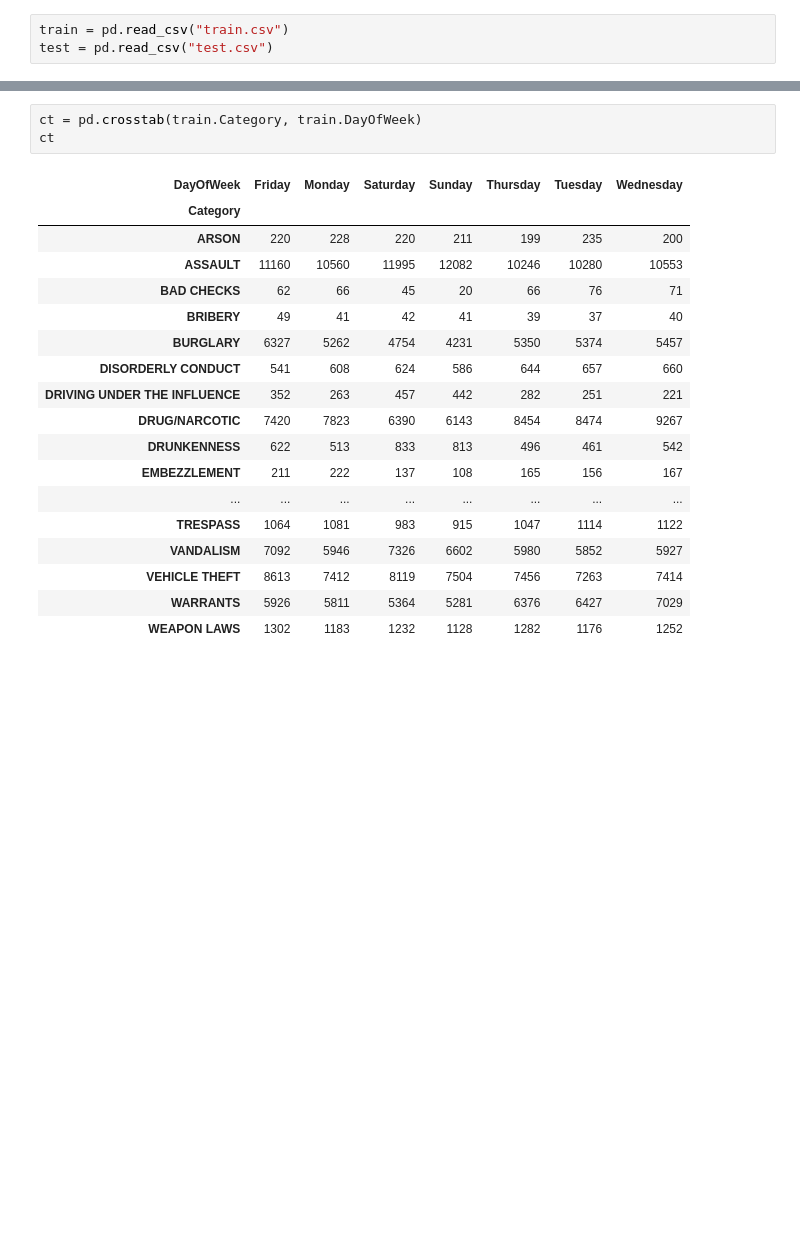
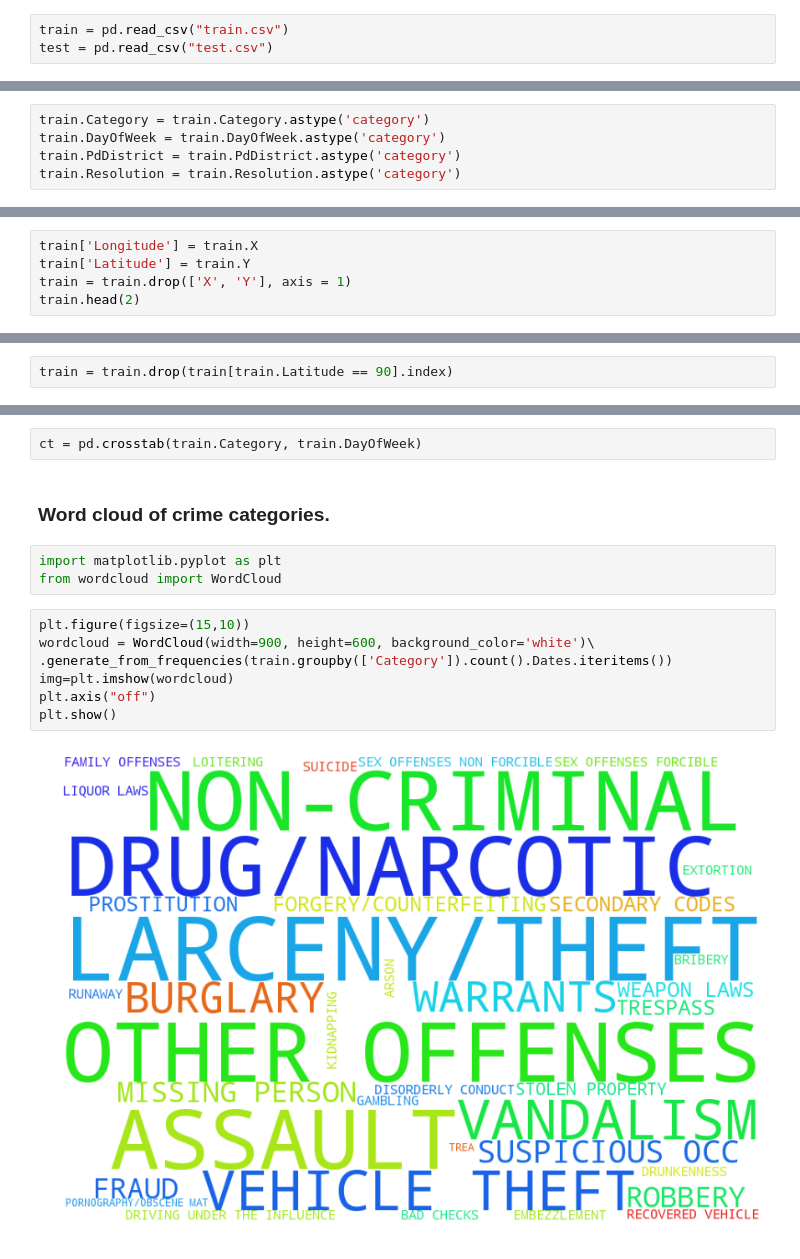
Before and after one commit to stormy-ua/Kaggle, a Jupyter notebook: SanFranciscoCrime/SanFranciscoCrime.ipynb, the cells around one changed output, grey strips where cells are left out. Cells and saved outputs as stored; diff of their text form; blank space fills up the shorter version.

```diff
--- a/SanFranciscoCrime/SanFranciscoCrime.ipynb
+++ b/SanFranciscoCrime/SanFranciscoCrime.ipynb
@@ -18,0 +41,5 @@ train.Category = train.Category.astype('category')
+# %%
+train.Category = train.Category.astype('category')
+train.DayOfWeek = train.DayOfWeek.astype('category')
+train.PdDistrict = train.PdDistrict.astype('category')
+train.Resolution = train.Resolution.astype('category')
@@ -18,0 +48,5 @@ train.Category = train.Category.astype('category')
+# %%
+train['Longitude'] = train.X
+train['Latitude'] = train.Y
+train = train.drop(['X', 'Y'], axis = 1)
+train.head(2)
@@ -18,0 +76,2 @@ train.Category = train.Category.astype('category')
+# %%
+train = train.drop(train[train.Latitude == 90].index)
@@ -19,22 +93,16 @@ train.Category = train.Category.astype('category')
 # %%
 ct = pd.crosstab(train.Category, train.DayOfWeek)
-ct
-# %% [output]
-| DayOfWeek | Friday | Monday | Saturday | Sunday | Thursday | Tuesday | Wednesday |
-| Category |  |  |  |  |  |  |  |
-| ARSON | 220 | 228 | 220 | 211 | 199 | 235 | 200 |
-| ASSAULT | 11160 | 10560 | 11995 | 12082 | 10246 | 10280 | 10553 |
-| BAD CHECKS | 62 | 66 | 45 | 20 | 66 | 76 | 71 |
-| BRIBERY | 49 | 41 | 42 | 41 | 39 | 37 | 40 |
-| BURGLARY | 6327 | 5262 | 4754 | 4231 | 5350 | 5374 | 5457 |
-| DISORDERLY CONDUCT | 541 | 608 | 624 | 586 | 644 | 657 | 660 |
-| DRIVING UNDER THE INFLUENCE | 352 | 263 | 457 | 442 | 282 | 251 | 221 |
-| DRUG/NARCOTIC | 7420 | 7823 | 6390 | 6143 | 8454 | 8474 | 9267 |
-| DRUNKENNESS | 622 | 513 | 833 | 813 | 496 | 461 | 542 |
-| EMBEZZLEMENT | 211 | 222 | 137 | 108 | 165 | 156 | 167 |
-| ... | ... | ... | ... | ... | ... | ... | ... |
-| TRESPASS | 1064 | 1081 | 983 | 915 | 1047 | 1114 | 1122 |
-| VANDALISM | 7092 | 5946 | 7326 | 6602 | 5980 | 5852 | 5927 |
-| VEHICLE THEFT | 8613 | 7412 | 8119 | 7504 | 7456 | 7263 | 7414 |
-| WARRANTS | 5926 | 5811 | 5364 | 5281 | 6376 | 6427 | 7029 |
-| WEAPON LAWS | 1302 | 1183 | 1232 | 1128 | 1282 | 1176 | 1252 |
+# %% [markdown]
+### Word cloud of crime categories.
+# %%
+import matplotlib.pyplot as plt
+from wordcloud import WordCloud
+# %%
+plt.figure(figsize=(15,10))
+wordcloud = WordCloud(width=900, height=600, background_color='white')\
+.generate_from_frequencies(train.groupby(['Category']).count().Dates.iteritems())
+img=plt.imshow(wordcloud)
+plt.axis("off")
+plt.show()
+# %% [output]
+[figure, added]
```
Also changed, not shown: parts of 27 cells of this notebook.
